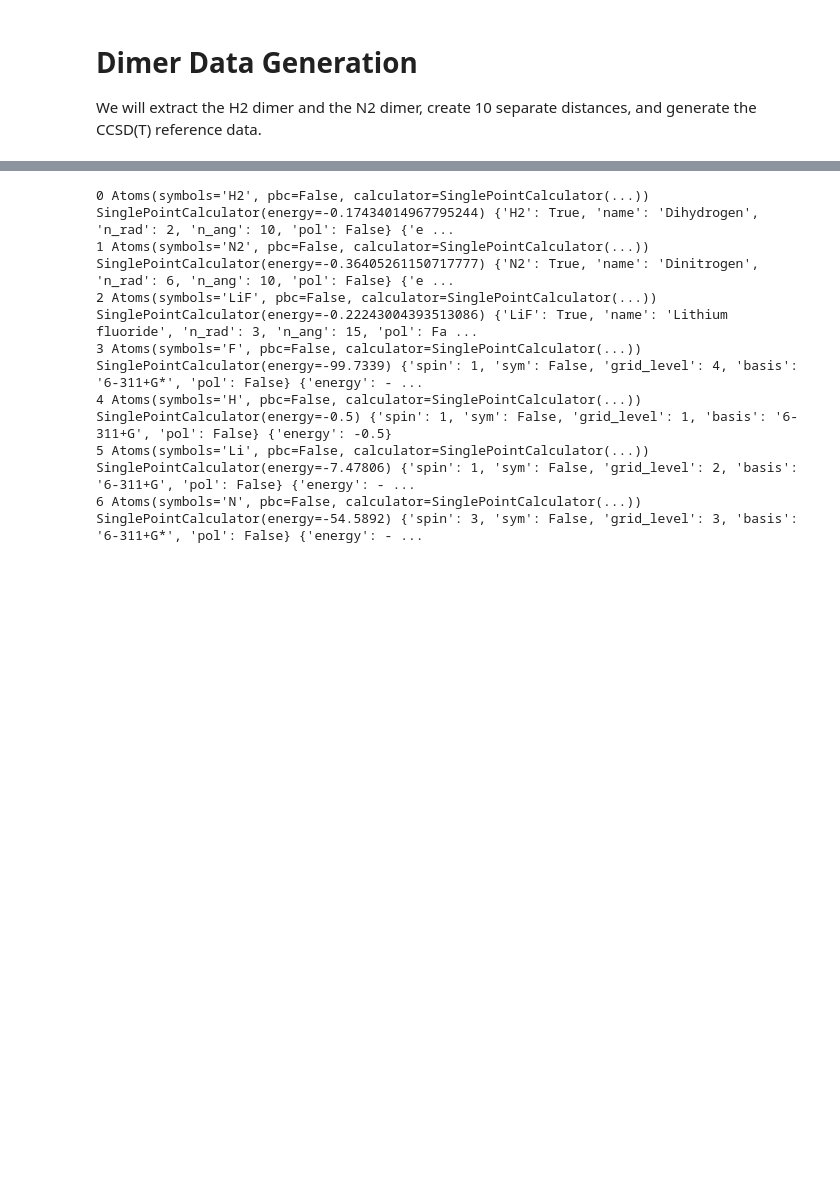
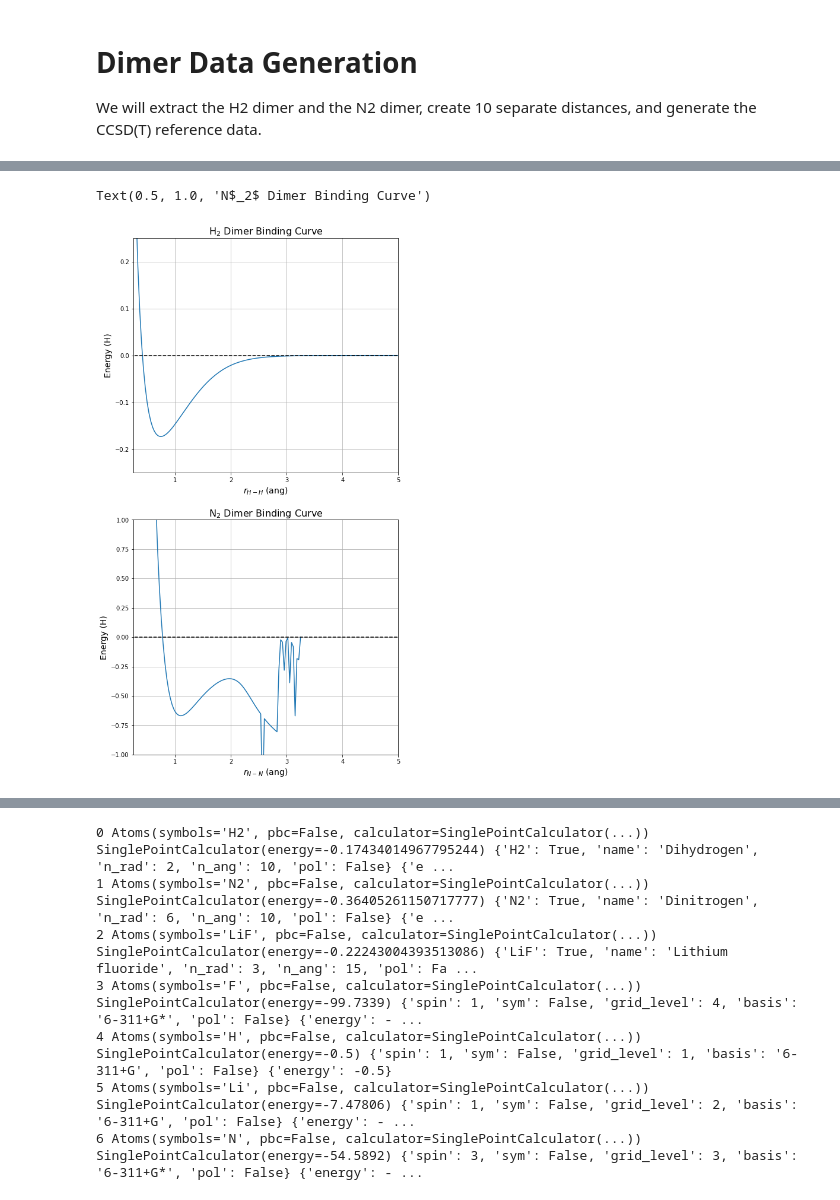
Before and after one commit to alecpwills/dpyscfl, a Jupyter notebook: notebooks/xcdiff_training_gen.ipynb, the cells around one changed output, grey strips where cells are left out. Cells and saved outputs as stored; diff of their text form; code cells hidden in the pictures; blank space fills up the shorter version.

```diff
--- a/notebooks/xcdiff_training_gen.ipynb
+++ b/notebooks/xcdiff_training_gen.ipynb
@@ -560,14 +560,19 @@ Atoms(symbols='N', pbc=False, calculator=SinglePointCalculator(...)) {'spin': 3,
 refrxnw = read('/home/awills/Documents/Research/swxcd/seawulf/xcdw/refresults.traj',':')
 energies = list(np.loadtxt('/home/awills/Documents/Research/xcdiff/data/ref/6-311/energies')[:, 1])
 subd = '/home/awills/Documents/Research/swxcd/aegis/test_subset_ps2'
-subds = ['01','02','03','04','05','06']
+subds = ['01','02','03','04','05','06', '07', '08', '09']
 subsets = [
     [0, 16], #H2, H -- 01
     [0, 1, 16, 18], #H2, N2, H, N -- 02
     [0, 1, 2, 15, 16, 17, 18], #H2, N2, LiF, F, H, Li, N -- 03
     [0, 1, 2, 3, 13, 15, 16, 17, 18], #H2, N2, LiF, CNH, C, F, H, Li, N -- 04
     [0, 1, 2, 3, 4, 13, 15, 16, 17, 18, 20], #H2, N2, LiF, CNH, CO2, C, F, H, Li, N, O -- 05
-    [0, 1, 2, 3, 4, 5, 13, 14, 15, 16, 17, 18, 20] #H2, N2, LiF, CNH, CO2, Cl2, C, Cl, F, H, Li, N, O -- 06
+    [0, 1, 2, 3, 4, 5, 13, 14, 15, 16, 17, 18, 20], #H2, N2, LiF, CNH, CO2, Cl2, C, Cl, F, H, Li, N, O -- 06
+    [0, 1, 2, 3, 4, 5, 6, 8, 9, 10, 11, 12, 13, 14, 15, 16, 17, 18, 19, 20], #H2, N2, LiF, CNH, CO2, Cl2, F2, C2H2, OC, ClH, LiH, Na2, C, Cl, F, H, Li, N, Na, O -- 07
+    [0, 1, 2, 3, 4, 5, 6, 8, 9, 10, 11, 12, 13, 14, 15, 16, 17, 18, 19, 20,
+    21, 22, 23, 24, 25, 26, 27, 28, 29, 30], #H2, N2, LiF, CNH, CO2, Cl2, F2, C2H2, OC, ClH, LiH, Na2, C, Cl, F, H, Li, N, Na, O,
+    # NO, NO2, NH, O3, N2O, CH3, CH2, OH2, NH3, OH -- 08
+    [i for i in range(len(energies))] #all molecules in training set -- 09
 ]
 for ids, subset in enumerate(subsets):
     p = os.path.join(subd, subds[ids], 'subat.traj')
@@ -670,13 +675,16 @@ refrxnw = read('/home/awills/Documents/Research/swxcd/seawulf/xcdw/refresults.tr
 energies = list(np.loadtxt('/home/awills/Documents/Research/xcdiff/data/ref/6-311/energies')[:, 1])
 dd = '/home/awills/Documents/Research/swxcd/aegis/dimers'
 sds = ['h2','n2']
-npts = 15
+npts = 150
+maxr = 5
+minrh = 0.1
+minrn = 0.2
 h2 = refrxnw[0]
 dh = h2.positions[0,-1] - h2.positions[1, -1]
-dhs = sorted([dh]+list(np.linspace(0.5, 4, npts-1)))
+dhs = sorted([dh]+list(np.linspace(minrh, maxr, npts-1)))
 n2 = refrxnw[1]
 dn = n2.positions[0,-1] - n2.positions[1, -1]
-dns = sorted([dn]+list(np.linspace(0.5, 4, npts-1)))
+dns = sorted([dn]+list(np.linspace(minrn, maxr, npts-1)))
 
 hdimers = [h2.copy() for i in range(npts)]
 ndimers = [n2.copy() for i in range(npts)]
@@ -714,0 +723,47 @@ write(os.path.join(dd,'n2','dimers.traj'), ndimers)
+# %%
+#plot dimer calculation energies
+h2r = read('/home/awills/Documents/Research/swxcd/aegis/dimers/h2/results.traj', ':')
+#n2r = read('/home/awills/Documents/Research/swxcd/aegis/dimers/n2/results.traj', ':')
+n2s = sorted([i for i in os.listdir('/home/awills/Documents/Research/swxcd/aegis/dimers/n2') if 'N2.traj' in i],
+            key=lambda x: int(x.split('_')[0]))
+n2r = []
+for i in n2s:
+    n2r += read(os.path.join('/home/awills/Documents/Research/swxcd/aegis/dimers/n2/', i), ':')
+hds = []
+hes = []
+nds = []
+nes = []
+for idx, at in enumerate(h2r):
+    d = at.positions[0, -1] - at.positions[1, -1]
+    hds.append(d)
+    hes.append(at.calc.results['energy'])
+for idx, at in enumerate(n2r):
+    d = at.positions[0, -1] - at.positions[1, -1]
+    nds.append(d)
+    nes.append(at.calc.results['energy'])
+hes = np.array(hes)
+nes = np.array(nes)
+f = plt.figure(figsize=(8,16))
+axh = f.add_subplot(211)
+axn = f.add_subplot(212)
+axh.plot(hds, hes-hes[-1])
+axn.plot(nds, nes-nes[-1])
+axh.plot(hds, np.zeros_like(hds), 'k--')
+axn.plot(hds, np.zeros_like(hds), 'k--')
+
+axh.set_title('H$_2$ Dimer Binding Curve', fontsize=16)
+axh.set_ylim(-.25,.25)
+axh.set_xlim(0.25, 5)
+axh.grid()
+axh.set_ylabel('Energy (H)', fontsize=14)
+axh.set_xlabel('$r_{H-H}$ (ang)', fontsize=14)
+
+axn.set_ylim(-1,1)
+axn.set_xlim(0.25, 5)
+axn.grid()
+axn.set_ylabel('Energy (H)', fontsize=14)
+axn.set_xlabel('$r_{N-N}$ (ang)', fontsize=14)
+axn.set_title('N$_2$ Dimer Binding Curve', fontsize=16)
+# %% [output]
+Text(0.5, 1.0, 'N$_2$ Dimer Binding Curve')
+[figure, added]
```
Also changed, not shown: parts of 4 cells of this notebook, 7 other files.
